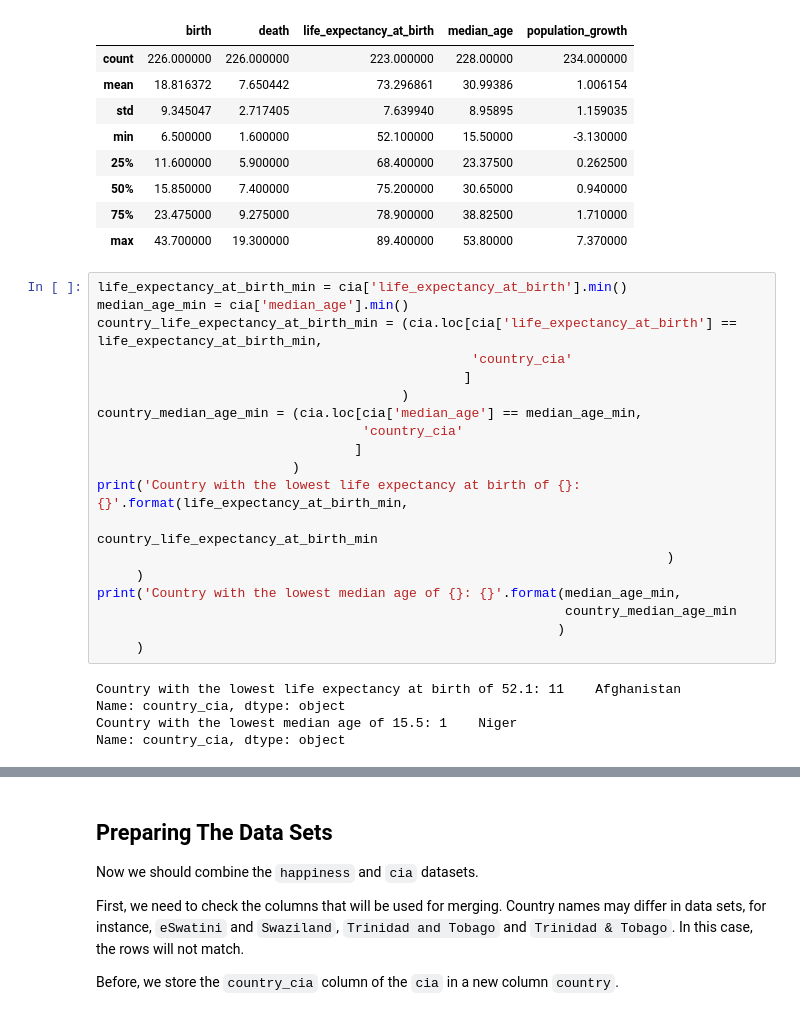
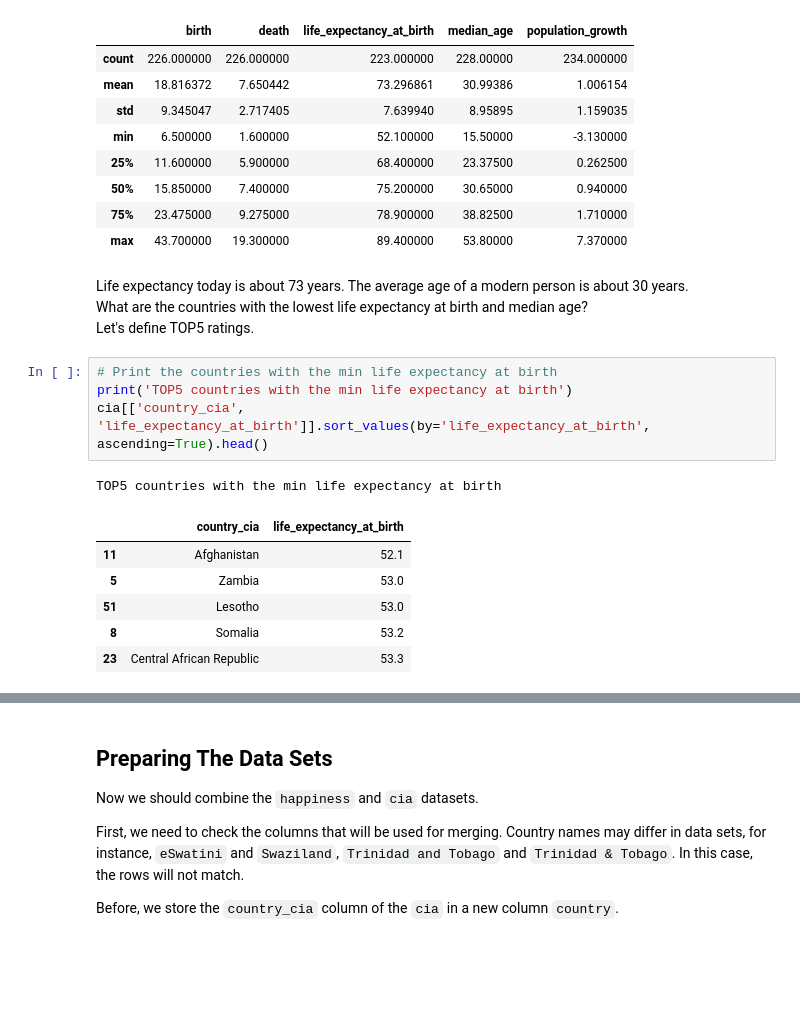
Before and after one commit to chupstee/data.sugar, a Jupyter notebook: 00002_world_happiness/world_happiness.when.age.ipynb, the cells around one changed output, grey strips where cells are left out. Drawn from its saved outputs; the diff is of its cells as text; blank space fills up the shorter version.

```diff
--- a/00002_world_happiness/world_happiness.when.age.ipynb
+++ b/00002_world_happiness/world_happiness.when.age.ipynb
@@ -209,27 +212,19 @@ cia.describe()
 | 50% | 15.850000 | 7.400000 | 75.200000 | 30.65000 | 0.940000 |
 | 75% | 23.475000 | 9.275000 | 78.900000 | 38.82500 | 1.710000 |
 | max | 43.700000 | 19.300000 | 89.400000 | 53.80000 | 7.370000 |
-# %%
-life_expectancy_at_birth_min = cia['life_expectancy_at_birth'].min()
-median_age_min = cia['median_age'].min()
-country_life_expectancy_at_birth_min = (cia.loc[cia['life_expectancy_at_birth'] == life_expectancy_at_birth_min,
-                                                'country_cia'
-                                               ]
-                                       )
-country_median_age_min = (cia.loc[cia['median_age'] == median_age_min,
-                                  'country_cia'
-                                 ]
-                         )
-print('Country with the lowest life expectancy at birth of {}: {}'.format(life_expectancy_at_birth_min,
-                                                                          country_life_expectancy_at_birth_min
-                                                                         )
-     )
-print('Country with the lowest median age of {}: {}'.format(median_age_min,
-                                                            country_median_age_min
-                                                           )
-     )
-# %% [output]
-Country with the lowest life expectancy at birth of 52.1: 11    Afghanistan
-Name: country_cia, dtype: object
-Country with the lowest median age of 15.5: 1    Niger
-Name: country_cia, dtype: object
+# %% [markdown]
+Life expectancy today is about 73 years. The average age of a modern person is about 30 years.
+What are the countries with the lowest life expectancy at birth and median age?
+Let's define TOP5 ratings.
+# %%
+# Print the countries with the min life expectancy at birth
+print('TOP5 countries with the min life expectancy at birth')
+cia[['country_cia', 'life_expectancy_at_birth']].sort_values(by='life_expectancy_at_birth', ascending=True).head()
+# %% [output]
+TOP5 countries with the min life expectancy at birth
+|  | country_cia | life_expectancy_at_birth |
+| 11 | Afghanistan | 52.1 |
+| 5 | Zambia | 53.0 |
+| 51 | Lesotho | 53.0 |
+| 8 | Somalia | 53.2 |
+| 23 | Central African Republic | 53.3 |
```
Also changed, not shown: parts of 27 cells of this notebook.
